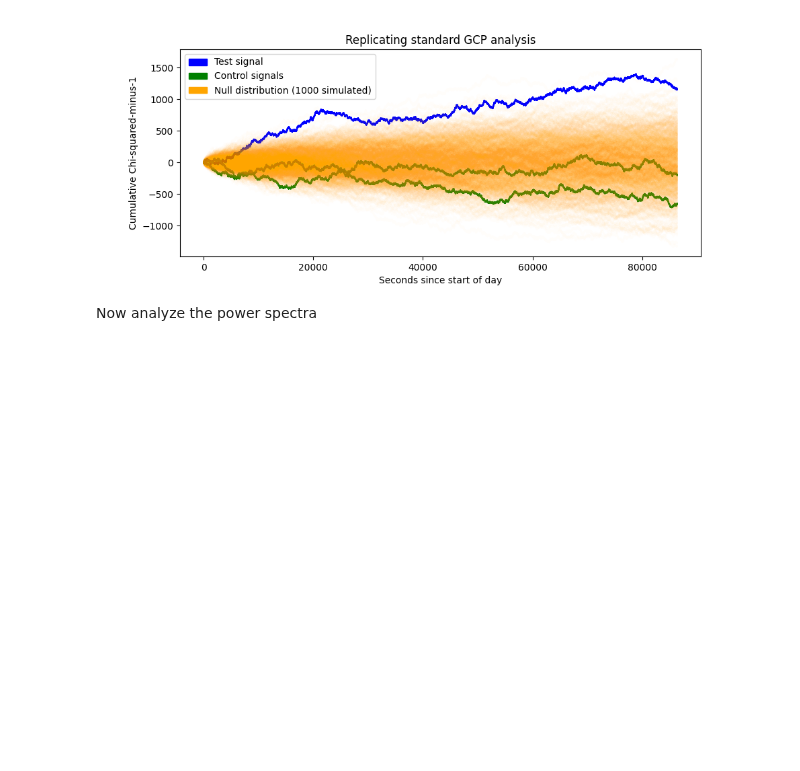
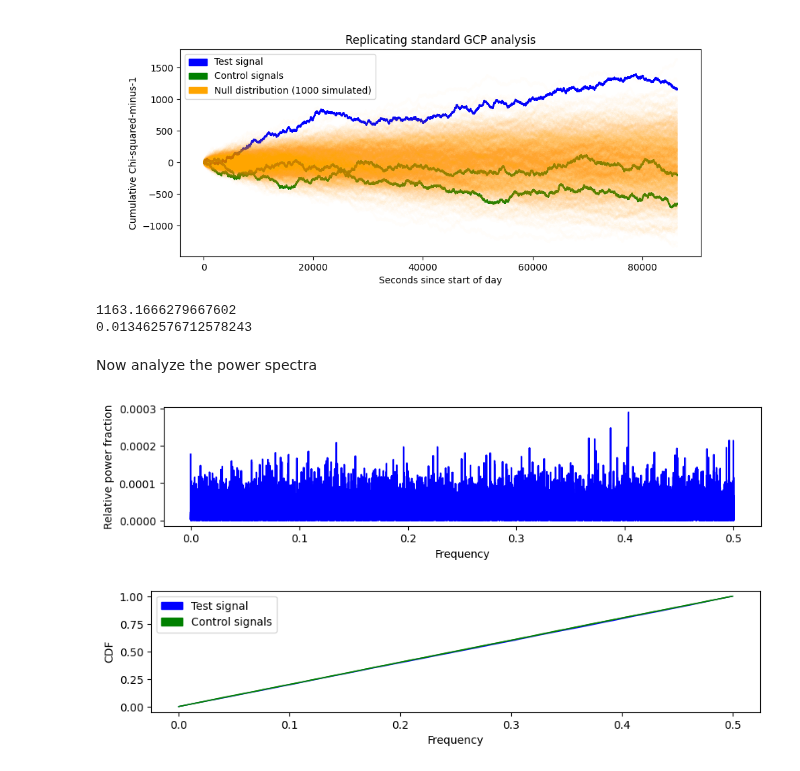
Before and after one commit to AvantiShri/gcp_analysis, a Jupyter notebook: Valentines2009_powerspectrum.ipynb, the cells around one changed output. Drawn from its saved outputs; the diff is of its cells as text; code cells hidden in the pictures; blank space fills up the shorter version.

```diff
--- a/Valentines2009_powerspectrum.ipynb
+++ b/Valentines2009_powerspectrum.ipynb
@@ -118,6 +124,12 @@ from IPython.display import Image
 Image('csm1plot.png')
 # %% [output]
 [figure]
+# %%
+print(np.sum(csm1_test))
+print(np.sum(csm1_test)/len(csm1_test))
+# %% [output]
+1163.1666279667602
+0.013462576712578243
 # %% [markdown]
 Now analyze the power spectra
 # %%
@@ -139 +154,28 @@ nps_permutetest_2darr = np.array([get_normalized_power_spectrum(rng.permutation(
+# %%
+from matplotlib import pyplot as plt
+from matplotlib import patches as mpatches
+
+%matplotlib inline
+
+plt.figure(figsize=(10,2))
+plt.plot(freqs, rps_test, color='blue', alpha=1)
+plt.ylabel("Relative power fraction")
+plt.xlabel("Frequency")
+#plt.plot(freqs, rps_control1, color='green', alpha=0.5)
+#plt.plot(freqs, rps_control2, color='green', alpha=0.5)
+plt.show()
+
+plt.figure(figsize=(10,2))
+plt.plot(freqs, np.cumsum(rps_test), color="blue", linewidth=1)
+plt.plot(freqs, np.cumsum(rps_control1), color="green", linewidth=1)
+plt.plot(freqs, np.cumsum(rps_control2), color="green", linewidth=1)
+plt.ylabel("CDF")
+plt.xlabel("Frequency")
+plt.legend(handles=[mpatches.Patch(color='blue', label='Test signal'),
+                    mpatches.Patch(color='green', label='Control signals')],
+           loc="upper left")
+plt.show()
+# %% [output]
+[figure, added]
+[figure, added]
 # %%
```
Also changed, not shown: parts of 7 cells of this notebook.
